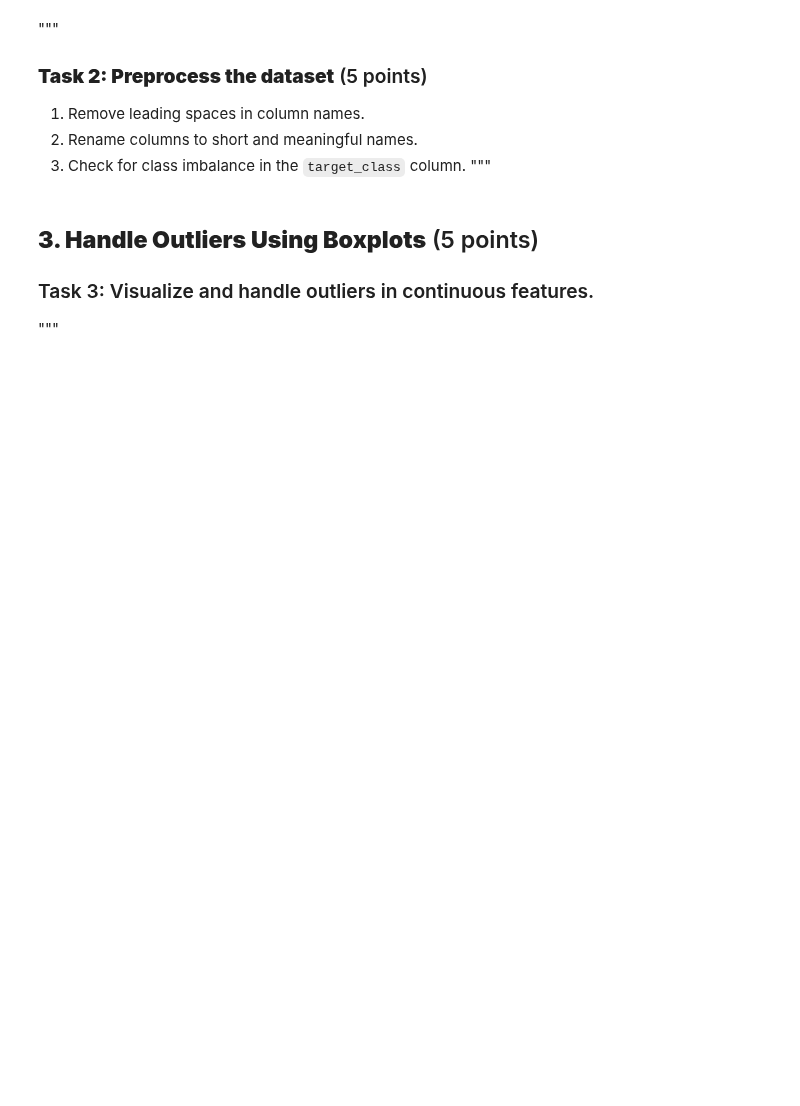
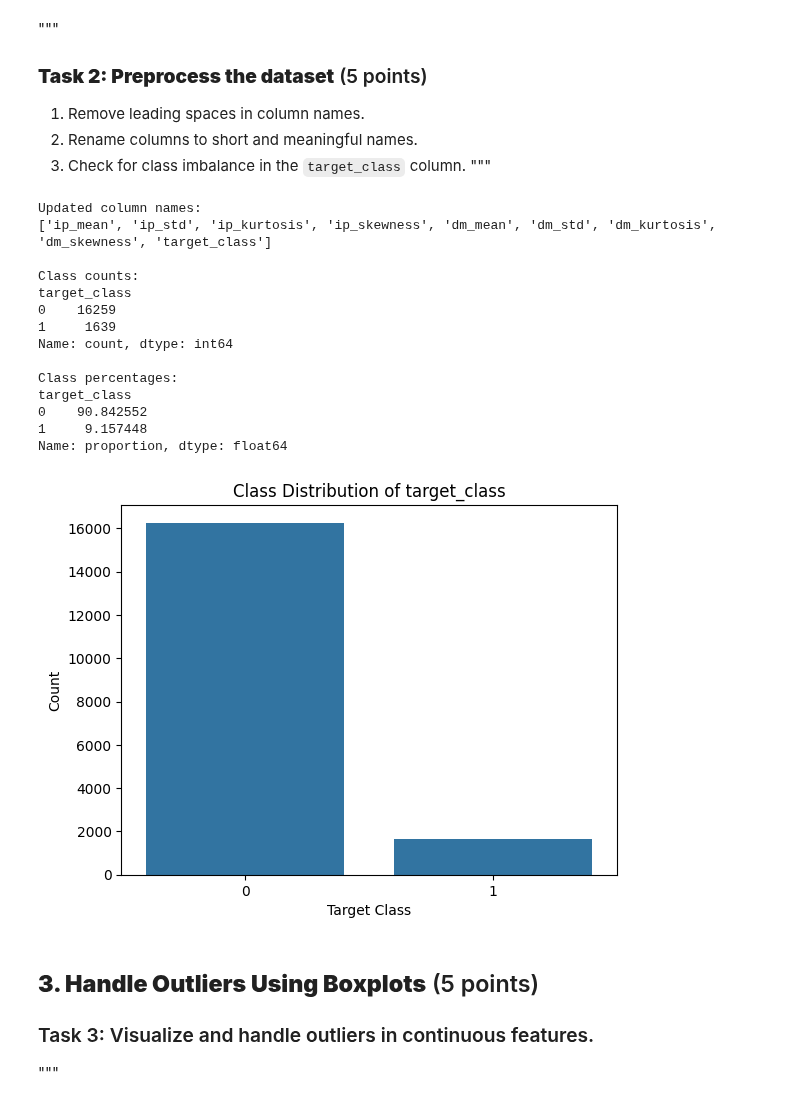
Before and after one commit to dsmith513/homework, a Jupyter notebook: cs412/hw4/SVM.ipynb, the cells around one changed output. Drawn from its saved outputs; the diff is of its cells as text; code cells hidden in the pictures; blank space fills up the shorter version.

```diff
--- a/cs412/hw4/SVM.ipynb
+++ b/cs412/hw4/SVM.ipynb
@@ -42,7 +42,7 @@ from sklearn.preprocessing import StandardScaler
 from sklearn.svm import SVC
 from sklearn.metrics import accuracy_score, classification_report, confusion_matrix
 # Load dataset
-data_path = "../input/predicting-a-pulsar-star/pulsar_stars.csv"
+data_path = "pulsar_stars.csv"
 df = pd.read_csv(data_path)
 
 # Display first 5 rows
@@ -66,3 +97,52 @@ df.columns = df.columns.str.strip()
+# %%
+# Remove leading spaces
+df.columns = df.columns.str.strip()
+
+df.columns = [
+    "ip_mean",
+    "ip_std",
+    "ip_kurtosis",
+    "ip_skewness",
+    "dm_mean",
+    "dm_std",
+    "dm_kurtosis",
+    "dm_skewness",
+    "target_class"
+]
+
+print("Updated column names:")
+print(df.columns.tolist())
+\
+class_counts = df["target_class"].value_counts()
+class_percent = df["target_class"].value_counts(normalize=True) * 100
+
+print("\nClass counts:")
+print(class_counts)
+
+print("\nClass percentages:")
+print(class_percent)
+
+sns.countplot(x="target_class", data=df)
+plt.title("Class Distribution of target_class")
+plt.xlabel("Target Class")
+plt.ylabel("Count")
+plt.show()
+# %% [output]
+Updated column names:
+['ip_mean', 'ip_std', 'ip_kurtosis', 'ip_skewness', 'dm_mean', 'dm_std', 'dm_kurtosis', 'dm_skewness', 'target_class']
+
+Class counts:
+target_class
+0    16259
+1     1639
+Name: count, dtype: int64
+
+Class percentages:
+target_class
+0    90.842552
+1     9.157448
+Name: proportion, dtype: float64
+[figure, added]
 # %% [markdown]
 ## **3. Handle Outliers Using Boxplots** (5 points)
 ### Task 3: Visualize and handle outliers in continuous features.
```
Also changed, not shown: parts of 17 cells of this notebook, 8 other files.
